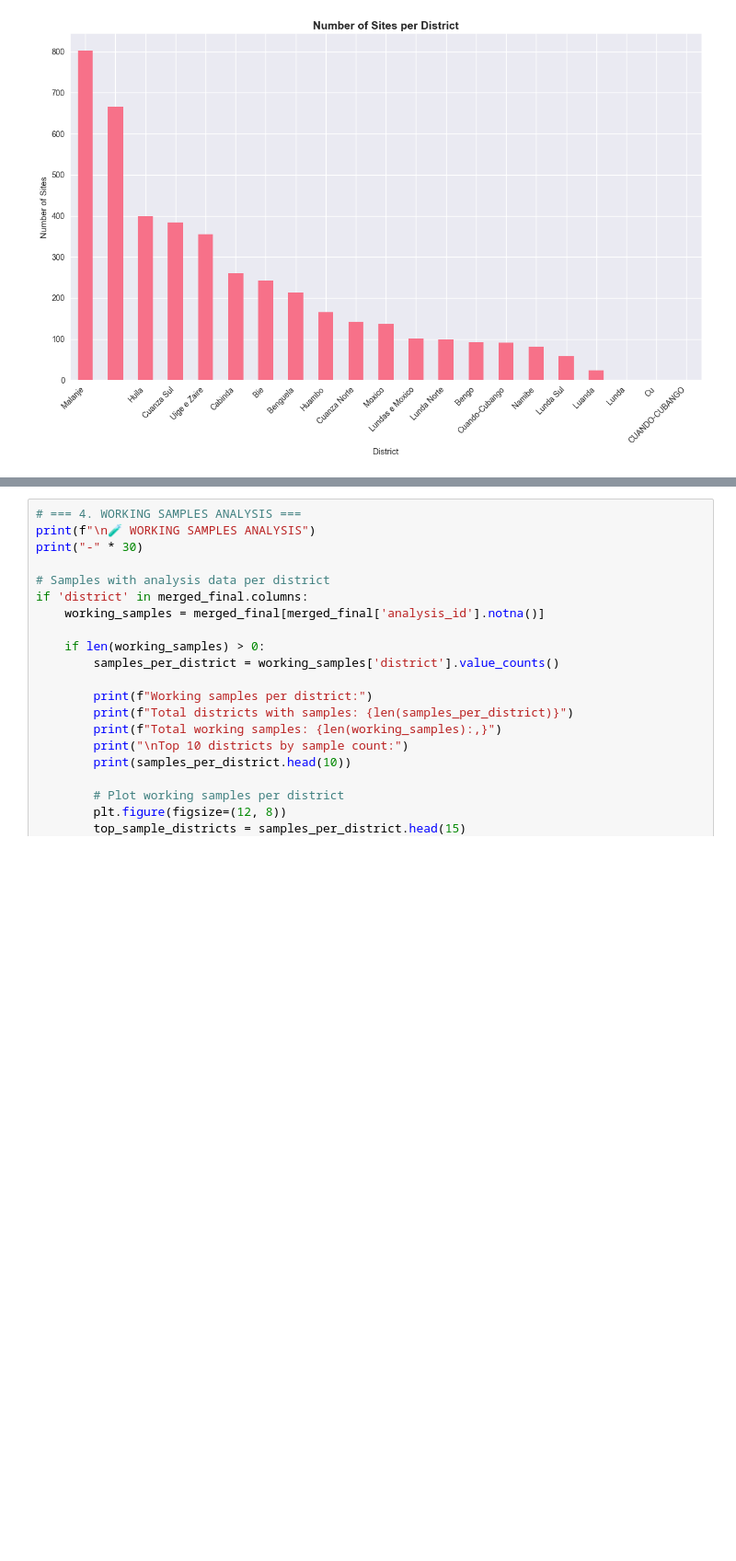
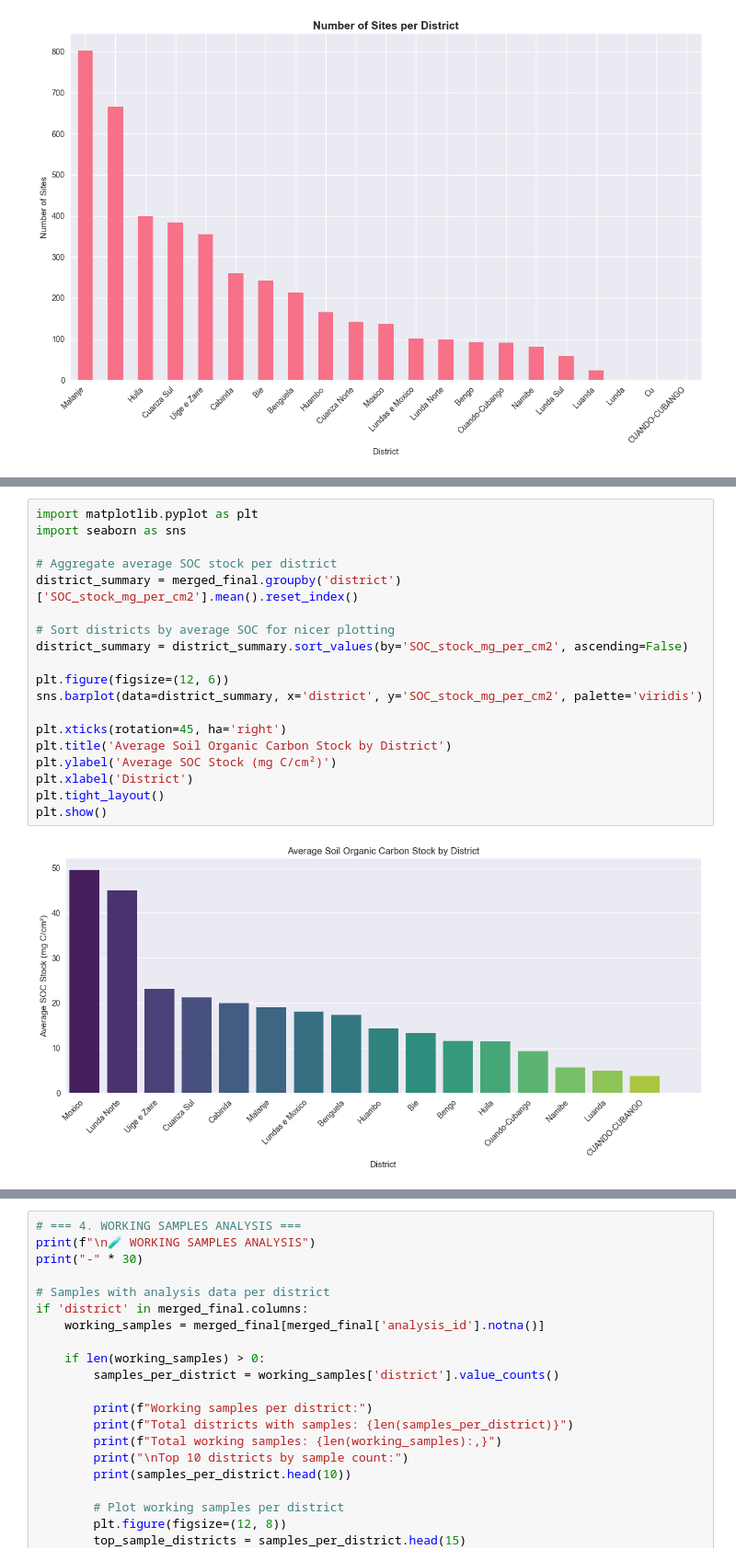
Before and after one commit to inesschwartz/ThesisSoilAngola, a Jupyter notebook: EDA/general_EDA.ipynb, the cells around one changed output, grey strips where cells are left out. Shown at 92% size. Saved outputs shown, nothing was run; the diff lists cells and outputs as text; blank space fills up the shorter version.

```diff
--- a/EDA/general_EDA.ipynb
+++ b/EDA/general_EDA.ipynb
@@ -676,0 +738,21 @@ Final merged dataset: 39,656 rows × 56 columns
+# %%
+import matplotlib.pyplot as plt
+import seaborn as sns
+
+# Aggregate average SOC stock per district
+district_summary = merged_final.groupby('district')['SOC_stock_mg_per_cm2'].mean().reset_index()
+
+# Sort districts by average SOC for nicer plotting
+district_summary = district_summary.sort_values(by='SOC_stock_mg_per_cm2', ascending=False)
+
+plt.figure(figsize=(12, 6))
+sns.barplot(data=district_summary, x='district', y='SOC_stock_mg_per_cm2', palette='viridis')
+
+plt.xticks(rotation=45, ha='right')
+plt.title('Average Soil Organic Carbon Stock by District')
+plt.ylabel('Average SOC Stock (mg C/cm²)')
+plt.xlabel('District')
+plt.tight_layout()
+plt.show()
+# %% [output]
+[figure, added]
```
Also changed, not shown: parts of 17 cells of this notebook.
